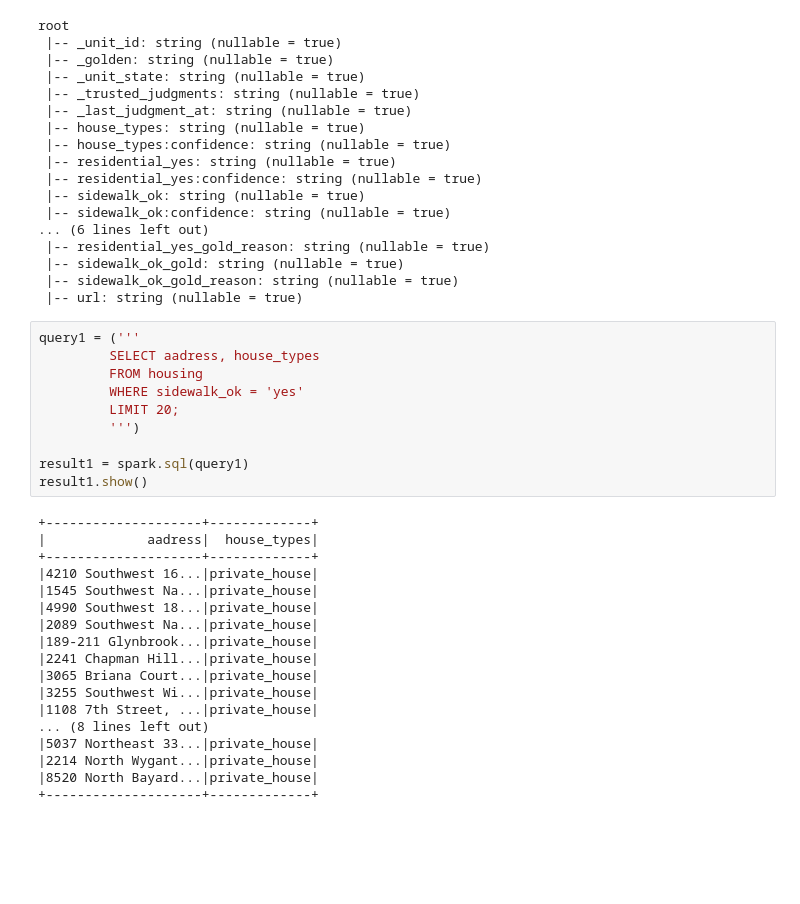
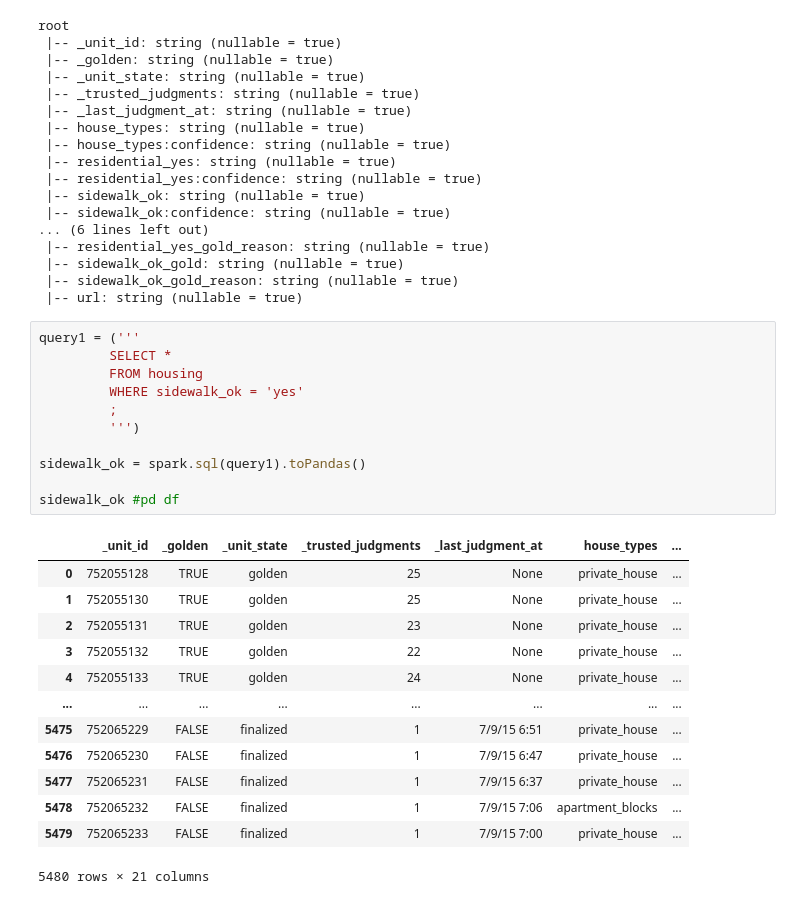
Before and after one commit to nicolacave/capstone_1, a Jupyter notebook: spark_book.ipynb, the cells around one changed output. Cells and saved outputs as stored; diff of their text form; blank space fills up the shorter version.

```diff
--- a/spark_book.ipynb
+++ b/spark_book.ipynb
@@ -30,31 +39,28 @@ root
  |-- url: string (nullable = true)
 # %%
 query1 = ('''
-         SELECT aadress, house_types
+         SELECT *
          FROM housing
          WHERE sidewalk_ok = 'yes'
-         LIMIT 20;
+         ;
          ''')
 
-result1 = spark.sql(query1)
-result1.show()
+sidewalk_ok = spark.sql(query1).toPandas()
+
+sidewalk_ok #pd df
 # %% [output]
+|  | _unit_id | _golden | _unit_state | _trusted_judgments | _last_judgment_at | house_types | ... |
+| 0 | 752055128 | TRUE | golden | 25 | None | private_house | ... |
+| 1 | 752055130 | TRUE | golden | 25 | None | private_house | ... |
+| 2 | 752055131 | TRUE | golden | 23 | None | private_house | ... |
+| 3 | 752055132 | TRUE | golden | 22 | None | private_house | ... |
+| 4 | 752055133 | TRUE | golden | 24 | None | private_house | ... |
+| ... | ... | ... | ... | ... | ... | ... | ... |
+| 5475 | 752065229 | FALSE | finalized | 1 | 7/9/15 6:51 | private_house | ... |
+| 5476 | 752065230 | FALSE | finalized | 1 | 7/9/15 6:47 | private_house | ... |
+| 5477 | 752065231 | FALSE | finalized | 1 | 7/9/15 6:37 | private_house | ... |
+| 5478 | 752065232 | FALSE | finalized | 1 | 7/9/15 7:06 | apartment_blocks | ... |
+| 5479 | 752065233 | FALSE | finalized | 1 | 7/9/15 7:00 | private_house | ... |
-+--------------------+-------------+
-|             aadress|  house_types|
-+--------------------+-------------+
-|4210 Southwest 16...|private_house|
-|1545 Southwest Na...|private_house|
-|4990 Southwest 18...|private_house|
-|2089 Southwest Na...|private_house|
-|189-211 Glynbrook...|private_house|
-|2241 Chapman Hill...|private_house|
-|3065 Briana Court...|private_house|
-|3255 Southwest Wi...|private_house|
-|1108 7th Street, ...|private_house|
-... (8 lines left out)
-|5037 Northeast 33...|private_house|
-|2214 North Wygant...|private_house|
-|8520 North Bayard...|private_house|
-+--------------------+-------------+
+5480 rows × 21 columns
 # %%
 query2 = ('''
```
Also changed, not shown: parts of 7 cells of this notebook.
